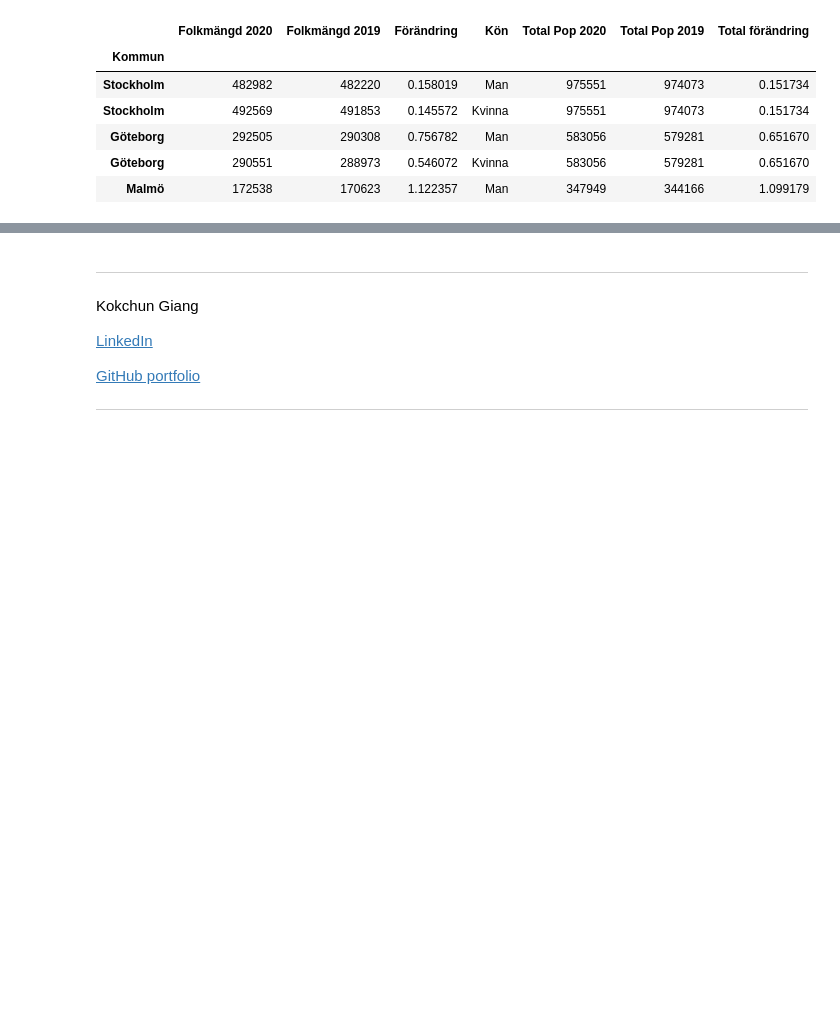
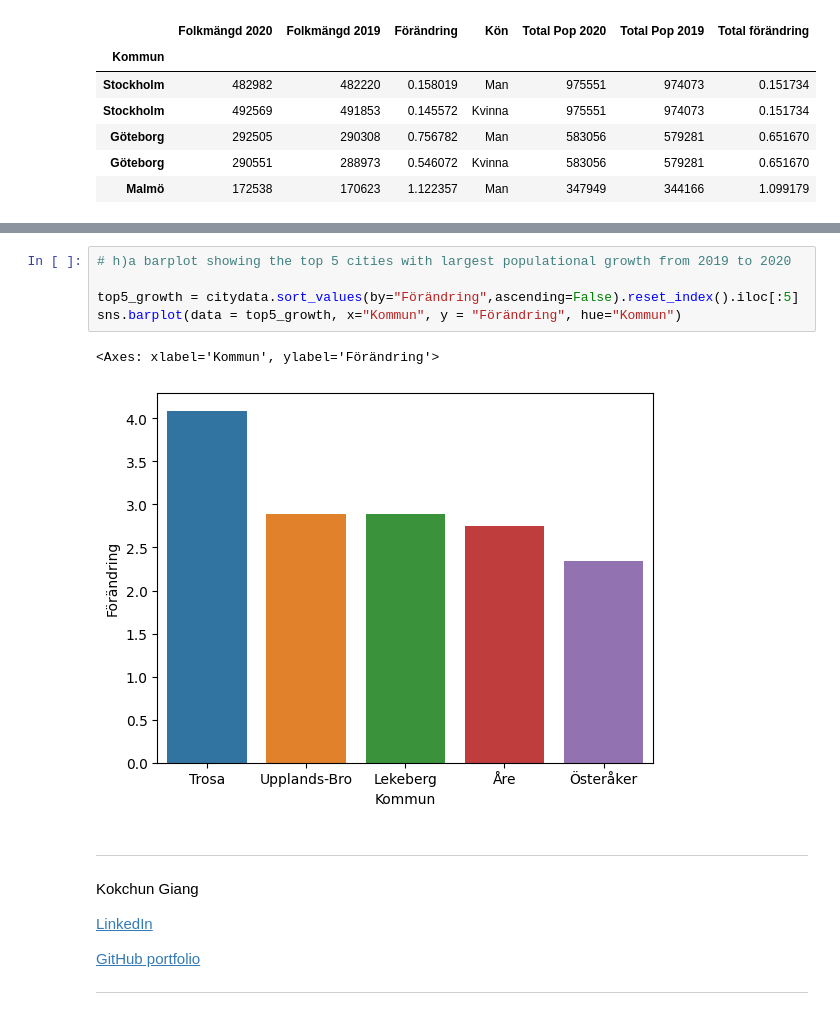
Before and after one commit to joan17920-lab/Databehandling-Joan-Z, a Jupyter notebook: Exercises/E00_pandas_basic_syntax.ipynb, the cells around one changed output, grey strips where cells are left out. Drawn from its saved outputs; the diff is of its cells as text; blank space fills up the shorter version.

```diff
--- a/Exercises/E00_pandas_basic_syntax.ipynb
+++ b/Exercises/E00_pandas_basic_syntax.ipynb
@@ -512,3 +546,11 @@ for i, (data,title) in enumerate(zip(dataframes,titles)):
+# %%
+# h)a barplot showing the top 5 cities with largest populational growth from 2019 to 2020
+
+top5_growth = citydata.sort_values(by="Förändring",ascending=False).reset_index().iloc[:5]
+sns.barplot(data = top5_growth, x="Kommun", y = "Förändring", hue="Kommun")
+# %% [output]
+<Axes: xlabel='Kommun', ylabel='Förändring'>
+[figure, added]
 # %% [markdown]
 ---
 
```
Also changed, not shown: parts of 4 cells of this notebook.
